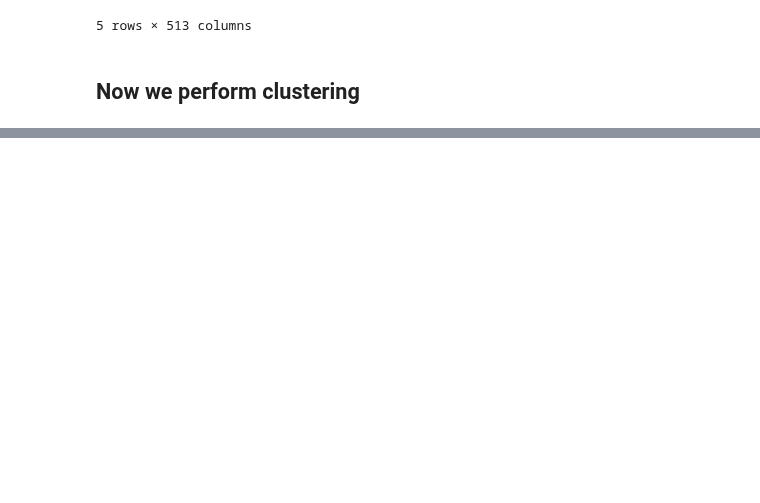
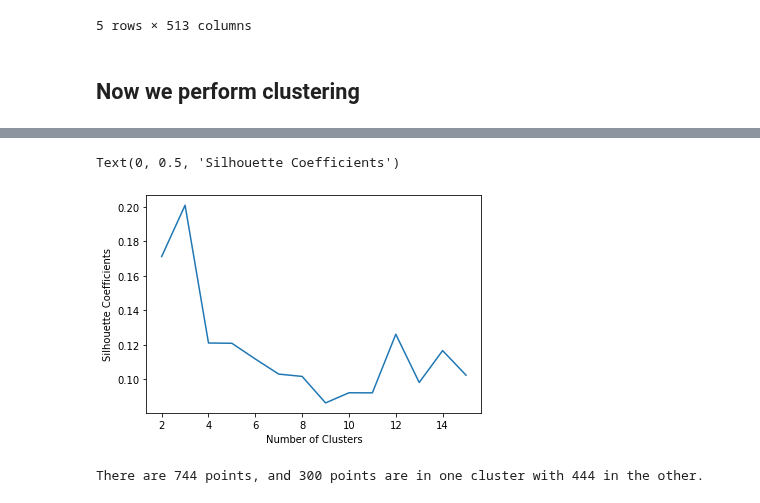
Before and after one commit to mtzig/LIDC_GDRO, a Jupyter notebook: notebooks/LIDC_cnn_feature_subgroups.ipynb, the cells around one changed output, grey strips where cells are left out. Drawn from its saved outputs; the diff is of its cells as text; code cells hidden in the pictures; blank space fills up the shorter version.

```diff
--- a/notebooks/LIDC_cnn_feature_subgroups.ipynb
+++ b/notebooks/LIDC_cnn_feature_subgroups.ipynb
@@ -110,0 +161,11 @@ torch.save(model.state_dict(), 'cnn_feature_model') #saves weights in file calle
+# %%
+clusters = [n for n in range(2,16)]
+silhouette_coefficients = []
+
+for cluster in clusters:
+  kmeans = KMeans(n_clusters=cluster, random_state=420).fit(X_pca)
+  labels = kmeans.labels_
+
+  silhouette_avg = silhouette_score(X, labels)
+  silhouette_coefficients.append(silhouette_avg)
+  print("For n_clusters =",cluster, "The average silhouette_score is :",silhouette_avg)
@@ -110,0 +187,13 @@ torch.save(model.state_dict(), 'cnn_feature_model') #saves weights in file calle
+# %%
+plt.plot(clusters, silhouette_coefficients)
+plt.xlabel('Number of Clusters')
+plt.ylabel('Silhouette Coefficients')
+# %% [output]
+Text(0, 0.5, 'Silhouette Coefficients')
+[figure, added]
+# %%
+kmeans = KMeans(n_clusters=2, random_state=420).fit(X_pca)
+cluster_labels = kmeans.labels_
+print(f'There are {len(cluster_labels)} points, and {sum(cluster_labels)} points are in one cluster with {len(cluster_labels)-sum(cluster_labels)} in the other.')
+# %% [output]
+There are 744 points, and 300 points are in one cluster with 444 in the other.
```
Also changed, not shown: parts of 20 cells of this notebook.
